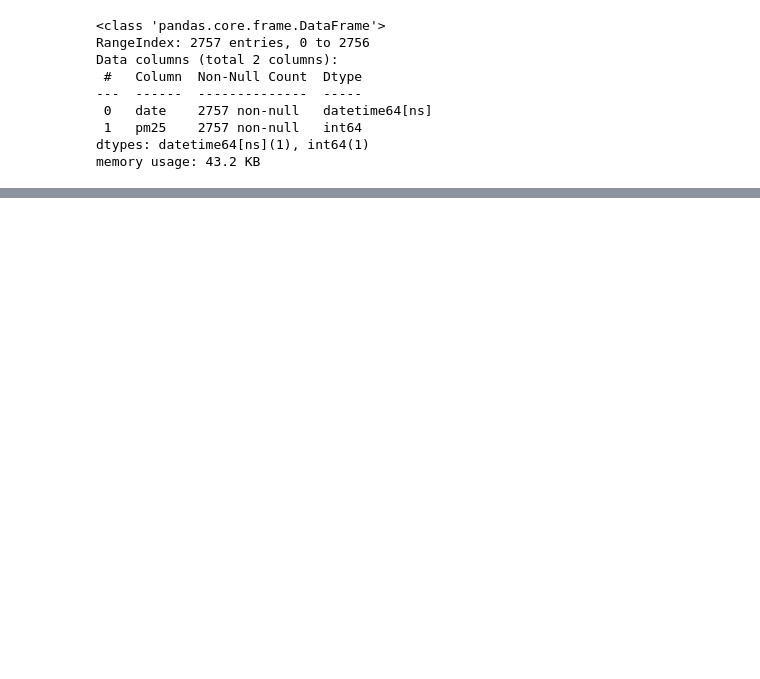
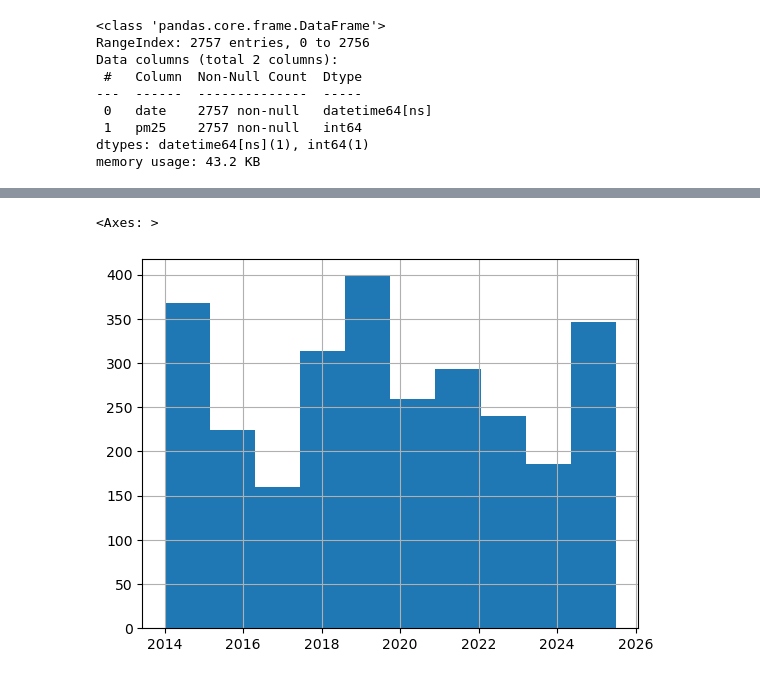
Before and after one commit to RogerCabralSilva/Site_Previsao_de_ar_de_Pinheiros, a Jupyter notebook: api/notebooks/analise_arquivo.ipynb, the cells around one changed output, grey strips where cells are left out. Drawn from its saved outputs; the diff is of its cells as text; code cells hidden in the pictures; blank space fills up the shorter version.

```diff
--- a/api/notebooks/analise_arquivo.ipynb
+++ b/api/notebooks/analise_arquivo.ipynb
@@ -174,0 +165,2 @@ weekly_upper                         float64
+# %%
+forecast[["yhat", "yhat_lower", "yhat_upper"]] = forecast[["yhat", "yhat_lower", "yhat_upper"]].astype("int")
@@ -174,0 +186,5 @@ weekly_upper                         float64
+# %%
+forecast["ds"].hist()
+# %% [output]
+<Axes: >
+[figure, added]
```
Also changed, not shown: parts of 20 cells of this notebook, 18 other files.
